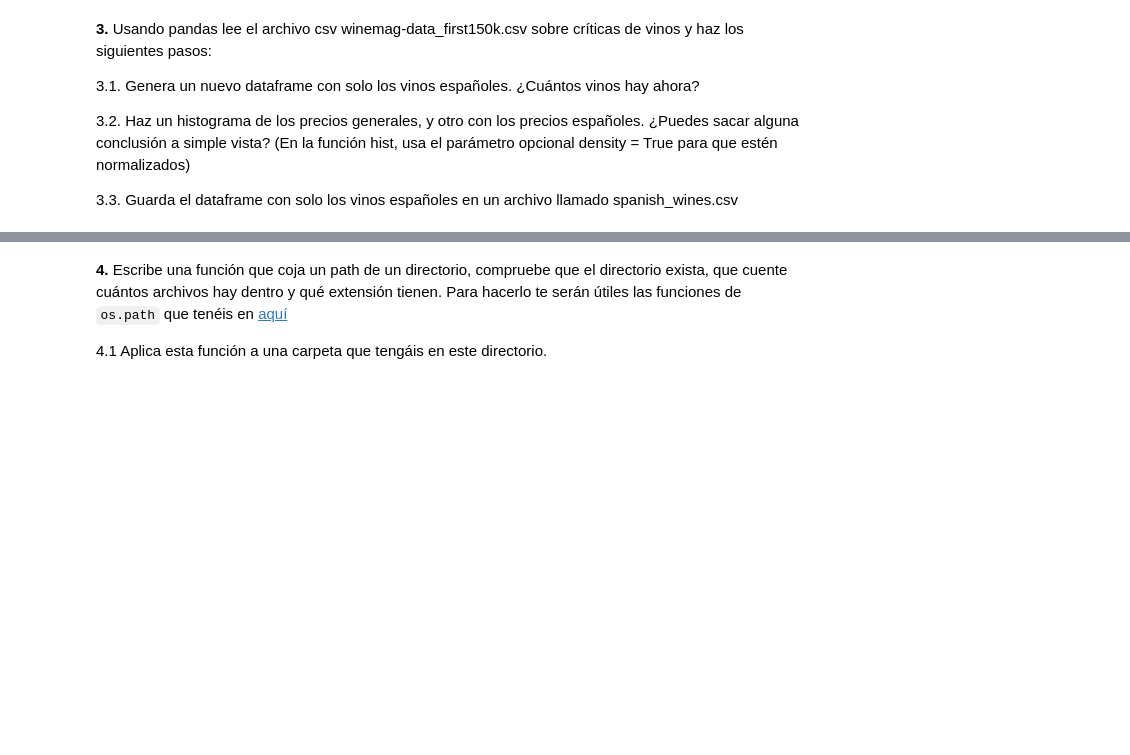
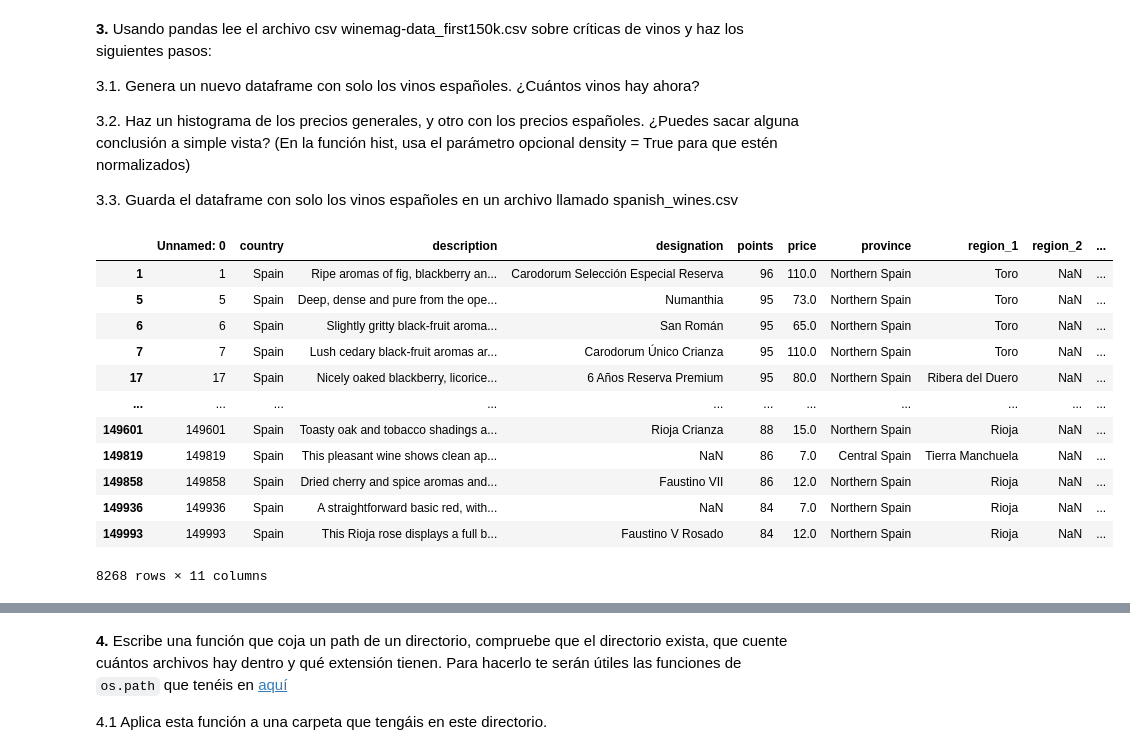
Before and after one commit to pablop11/CE_IABD, a Jupyter notebook: PIA/UNIDAD2/Unidad 2_5 Lectura_y_escritura_de_ficheros_solucion/Unidad 2_5 Lectura_y_escritura_de_ficheros.ipynb, the cells around one changed output, grey strips where cells are left out. Saved outputs shown, nothing was run; the diff lists cells and outputs as text; code cells hidden in the pictures; blank space fills up the shorter version.

```diff
--- a/PIA/UNIDAD2/Unidad 2_5 Lectura_y_escritura_de_ficheros_solucion/Unidad 2_5 Lectura_y_escritura_de_ficheros.ipynb
+++ b/PIA/UNIDAD2/Unidad 2_5 Lectura_y_escritura_de_ficheros_solucion/Unidad 2_5 Lectura_y_escritura_de_ficheros.ipynb
@@ -283,0 +283,23 @@ df.to_excel("prueba_pandas.xlsx")
+# %%
+# Código
+import pandas as pd
+import numpy as np
+
+df_vinos = pd.read_csv("winemag-data_first150k.csv")
+
+vinos_espanoles = df_vinos[df_vinos["country"] == "Spain"]
+vinos_espanoles
+# %% [output]
+|  | Unnamed: 0 | country | description | designation | points | price | province | region_1 | region_2 | ... |
+| 1 | 1 | Spain | Ripe aromas of fig, blackberry an... | Carodorum Selección Especial Reserva | 96 | 110.0 | Northern Spain | Toro | NaN | ... |
+| 5 | 5 | Spain | Deep, dense and pure from the ope... | Numanthia | 95 | 73.0 | Northern Spain | Toro | NaN | ... |
+| 6 | 6 | Spain | Slightly gritty black-fruit aroma... | San Román | 95 | 65.0 | Northern Spain | Toro | NaN | ... |
+| 7 | 7 | Spain | Lush cedary black-fruit aromas ar... | Carodorum Único Crianza | 95 | 110.0 | Northern Spain | Toro | NaN | ... |
+| 17 | 17 | Spain | Nicely oaked blackberry, licorice... | 6 Años Reserva Premium | 95 | 80.0 | Northern Spain | Ribera del Duero | NaN | ... |
+| ... | ... | ... | ... | ... | ... | ... | ... | ... | ... | ... |
+| 149601 | 149601 | Spain | Toasty oak and tobacco shadings a... | Rioja Crianza | 88 | 15.0 | Northern Spain | Rioja | NaN | ... |
+| 149819 | 149819 | Spain | This pleasant wine shows clean ap... | NaN | 86 | 7.0 | Central Spain | Tierra Manchuela | NaN | ... |
+| 149858 | 149858 | Spain | Dried cherry and spice aromas and... | Faustino VII | 86 | 12.0 | Northern Spain | Rioja | NaN | ... |
+| 149936 | 149936 | Spain | A straightforward basic red, with... | NaN | 84 | 7.0 | Northern Spain | Rioja | NaN | ... |
+| 149993 | 149993 | Spain | This Rioja rose displays a full b... | Faustino V Rosado | 84 | 12.0 | Northern Spain | Rioja | NaN | ... |
+8268 rows × 11 columns
```
Also changed, not shown: parts of 8 cells of this notebook, 5 other files.
